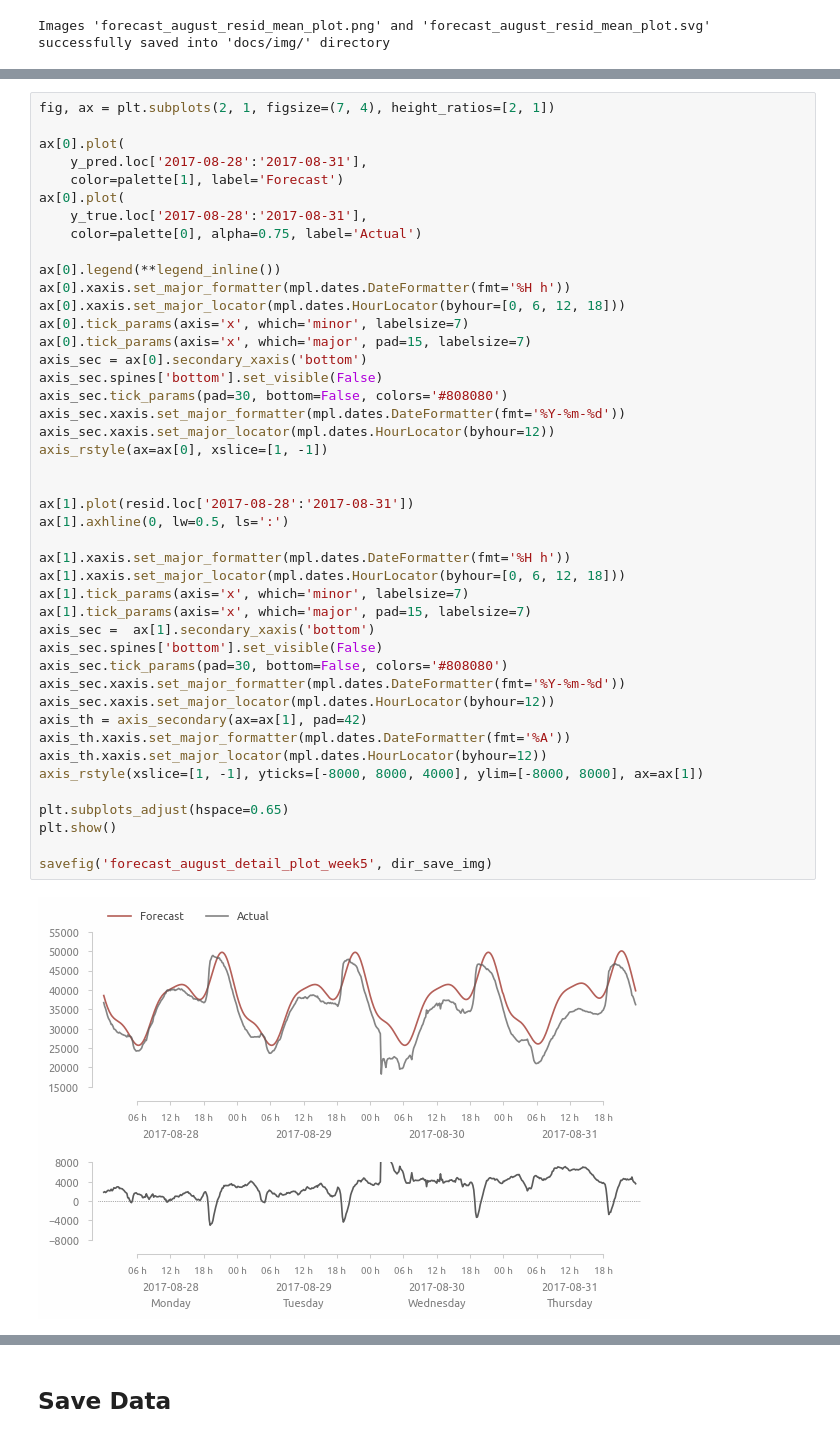
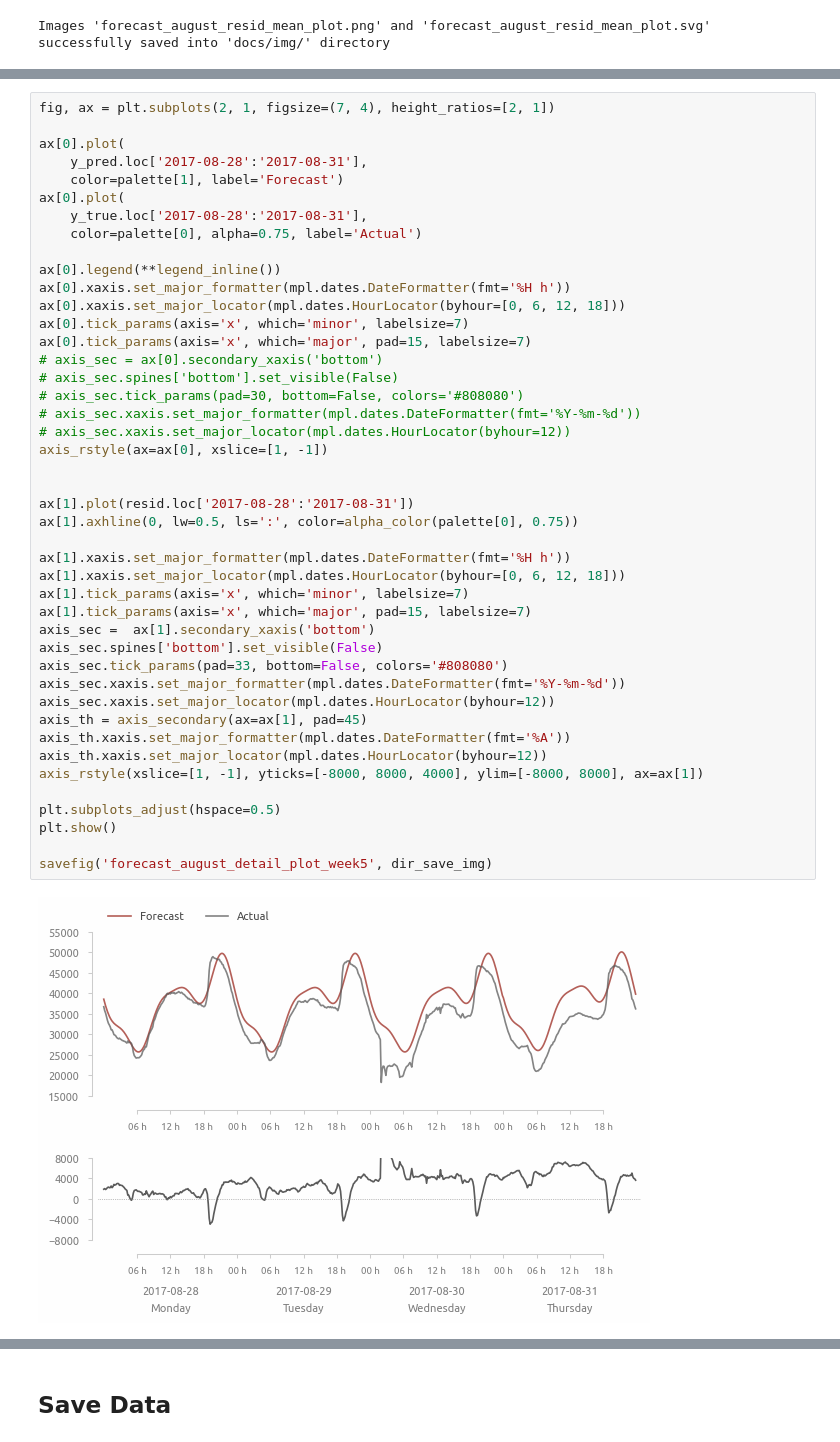
Before and after one commit to a-chasovsky/electric-power-consumption, a Jupyter notebook: 03-base-model.ipynb, the cells around one changed output, grey strips where cells are left out. Drawn from its saved outputs; the diff is of its cells as text.

```diff
--- a/03-base-model.ipynb
+++ b/03-base-model.ipynb
@@ -1818,43 +1824,43 @@ ax[0].plot(
 ax[0].plot(
     y_true.loc['2017-08-28':'2017-08-31'],
     color=palette[0], alpha=0.75, label='Actual')
 
 ax[0].legend(**legend_inline())
 ax[0].xaxis.set_major_formatter(mpl.dates.DateFormatter(fmt='%H h'))
 ax[0].xaxis.set_major_locator(mpl.dates.HourLocator(byhour=[0, 6, 12, 18]))
 ax[0].tick_params(axis='x', which='minor', labelsize=7)
 ax[0].tick_params(axis='x', which='major', pad=15, labelsize=7)
-axis_sec = ax[0].secondary_xaxis('bottom')
-axis_sec.spines['bottom'].set_visible(False)
-axis_sec.tick_params(pad=30, bottom=False, colors='#808080')
-axis_sec.xaxis.set_major_formatter(mpl.dates.DateFormatter(fmt='%Y-%m-%d'))
-axis_sec.xaxis.set_major_locator(mpl.dates.HourLocator(byhour=12))
+# axis_sec = ax[0].secondary_xaxis('bottom')
+# axis_sec.spines['bottom'].set_visible(False)
+# axis_sec.tick_params(pad=30, bottom=False, colors='#808080')
+# axis_sec.xaxis.set_major_formatter(mpl.dates.DateFormatter(fmt='%Y-%m-%d'))
+# axis_sec.xaxis.set_major_locator(mpl.dates.HourLocator(byhour=12))
 axis_rstyle(ax=ax[0], xslice=[1, -1])
 
 
 ax[1].plot(resid.loc['2017-08-28':'2017-08-31'])
-ax[1].axhline(0, lw=0.5, ls=':')
+ax[1].axhline(0, lw=0.5, ls=':', color=alpha_color(palette[0], 0.75))
 
 ax[1].xaxis.set_major_formatter(mpl.dates.DateFormatter(fmt='%H h'))
 ax[1].xaxis.set_major_locator(mpl.dates.HourLocator(byhour=[0, 6, 12, 18]))
 ax[1].tick_params(axis='x', which='minor', labelsize=7)
 ax[1].tick_params(axis='x', which='major', pad=15, labelsize=7)
 axis_sec =  ax[1].secondary_xaxis('bottom')
 axis_sec.spines['bottom'].set_visible(False)
-axis_sec.tick_params(pad=30, bottom=False, colors='#808080')
+axis_sec.tick_params(pad=33, bottom=False, colors='#808080')
 axis_sec.xaxis.set_major_formatter(mpl.dates.DateFormatter(fmt='%Y-%m-%d'))
 axis_sec.xaxis.set_major_locator(mpl.dates.HourLocator(byhour=12))
-axis_th = axis_secondary(ax=ax[1], pad=42)
+axis_th = axis_secondary(ax=ax[1], pad=45)
 axis_th.xaxis.set_major_formatter(mpl.dates.DateFormatter(fmt='%A'))
 axis_th.xaxis.set_major_locator(mpl.dates.HourLocator(byhour=12))
 axis_rstyle(xslice=[1, -1], yticks=[-8000, 8000, 4000], ylim=[-8000, 8000], ax=ax[1])
 
-plt.subplots_adjust(hspace=0.65)
+plt.subplots_adjust(hspace=0.5)
 plt.show()
 
 savefig('forecast_august_detail_plot_week5', dir_save_img)
 # %% [output]
-[figure, old version]
+[figure, new version]
 Images 'forecast_august_detail_plot_week5.png' and 'forecast_august_detail_plot_week5.svg' successfully saved into 'docs/img/' directory
 # %% [markdown]
 ## Save Data
```
Also changed, not shown: parts of 8 cells of this notebook, 46 other files.
